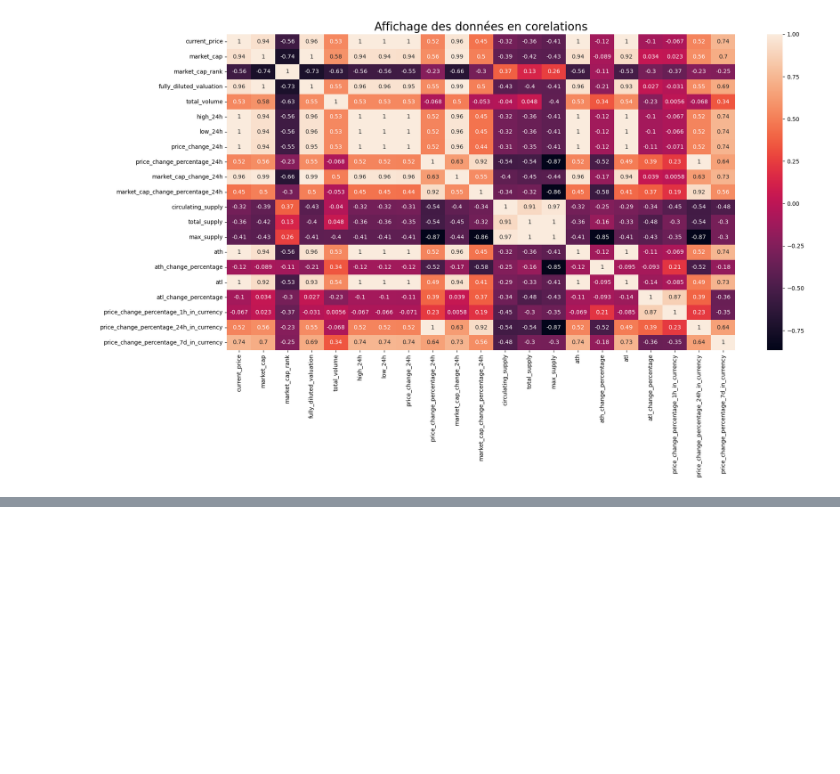
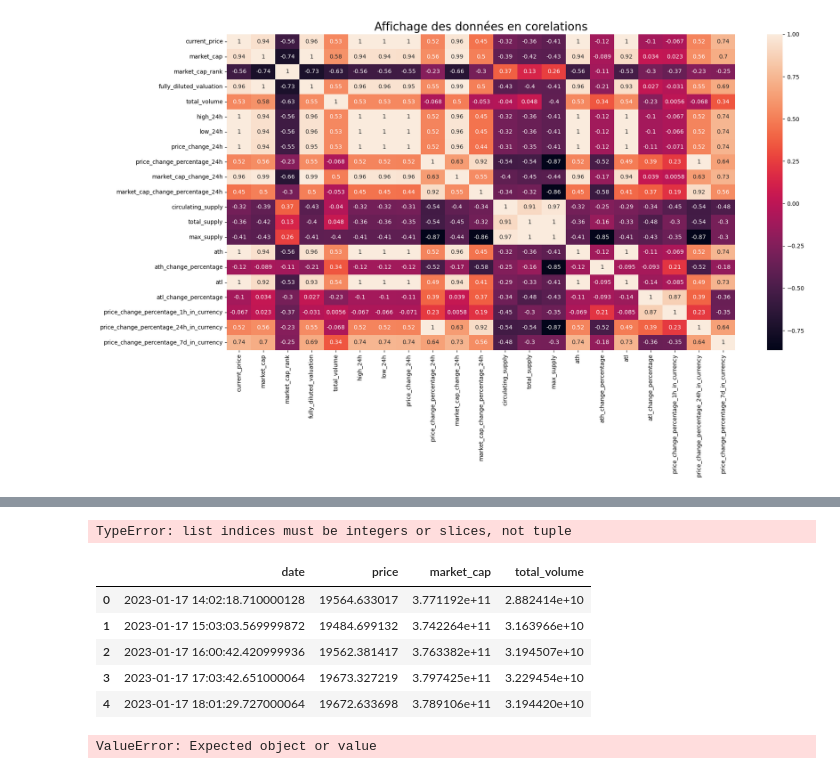
Before and after one commit to WltrH/data-projet, a Jupyter notebook: Test-stats.ipynb, the cells around one changed output, grey strips where cells are left out. Cells and saved outputs as stored; diff of their text form; code cells hidden in the pictures; blank space fills up the shorter version.

```diff
--- a/Test-stats.ipynb
+++ b/Test-stats.ipynb
@@ -79,3 +71,50 @@ df.head()
 | 2 | [1673971242421, 19562.381416708617] | [1673971242421, 376338181676.2104] | [1673971242421, 31945066806.599655] |
 | 3 | [1673975022651, 19673.327218929524] | [1673975022651, 379742529343.4641] | [1673975022651, 32294538297.73367] |
 | 4 | [1673978489727, 19672.633698443366] | [1673978489727, 378910597390.90955] | [1673978489727, 31944199124.116844] |
+# %%
+#changer la mise en forme de la colonne prices pour mettre en date
+df[['date', 'price']['date','market_caps']['date','total_volumes']] = df['prices'].apply(pd.Series)
+#df2 = df[['date', 'market_caps']] = df['market_caps'].apply(pd.Series)
+#df3 = df[['date', 'total_volumes']]= df['market_caps'].apply(pd.Series)
+
+#mise en forme de la date
+#
+#suppr
+#mise en forme de la date
+df['date'] = pd.to_datetime(df['date'], unit='ms')
+df1 = df[['date', 'price']]
+#df2['date'] = pd.to_datetime(df2['date'], unit='ms')
+#df3['date'] = pd.to_datetime(df3['date'], unit='ms')
+#création d'un data frame avec les colonnes date et total_volumes
+#df3 = df[['date', 'total_volumes']].apply(pd.Series)
+#mise en forme de la date
+
+df1.head()
+#mettre la date, le price et le market_cap dans un dataframe
+#df4 = df[['date', 'price', 'market_caps', 'total_volumes']]
+#df4.head()
+# %% [output]
+TypeError: list indices must be integers or slices, not tuple
+# %%
+df[['date', 'price']] = df['prices'].apply(lambda x: pd.Series([x[0], x[1]])).add_prefix('price_')
+df[['date', 'market_cap']] = df['market_caps'].apply(lambda x: pd.Series([x[0], x[1]])).add_prefix('market_cap_')
+df[['date', 'total_volume']] = df['total_volumes'].apply(lambda x: pd.Series([x[0], x[1]])).add_prefix('total_volume_')
+
+df = df.drop(['prices', 'market_caps', 'total_volumes'], axis=1)
+#mettre la date au format jour, mois et année
+df['date'] = pd.to_datetime(df['date'], unit='ms')
+#df['date'] = pd.to_datetime(df['date'], unit='H')
+df.head()
+# %% [output]
+|  | date | price | market_cap | total_volume |
+| 0 | 2023-01-17 14:02:18.710000128 | 19564.633017 | 3.771192e+11 | 2.882414e+10 |
+| 1 | 2023-01-17 15:03:03.569999872 | 19484.699132 | 3.742264e+11 | 3.163966e+10 |
+| 2 | 2023-01-17 16:00:42.420999936 | 19562.381417 | 3.763382e+11 | 3.194507e+10 |
+| 3 | 2023-01-17 17:03:42.651000064 | 19673.327219 | 3.797425e+11 | 3.229454e+10 |
+| 4 | 2023-01-17 18:01:29.727000064 | 19672.633698 | 3.789106e+11 | 3.194420e+10 |
+# %%
+#création data frame du fichier json histo-doge-travail
+df = pd.read_json('json/histo-doge-travail.json')
+df.head()
+# %% [output]
+ValueError: Expected object or value
```
Also changed, not shown: parts of 1 cell of this notebook, 2 other files.
